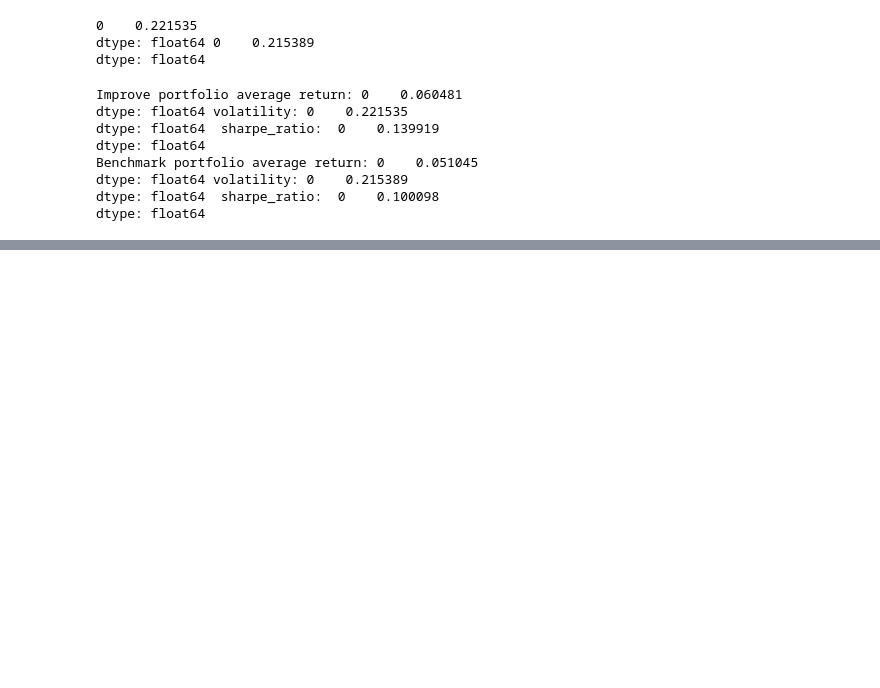
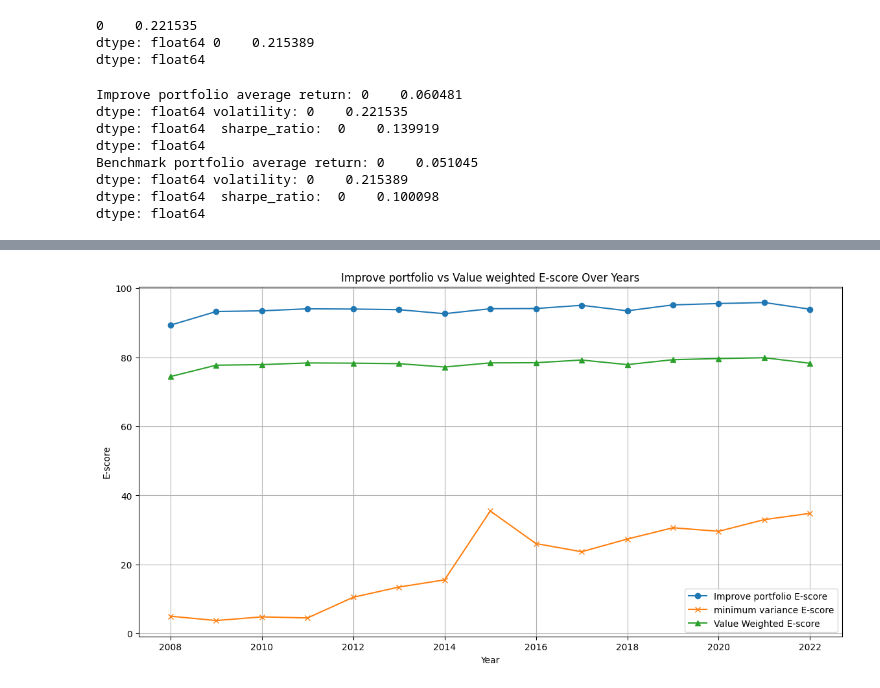
Before and after one commit to BalthazazarDuc/SEF-HW2, a Jupyter notebook: EX_4.ipynb, the cells around one changed output, grey strips where cells are left out. Cells and saved outputs as stored; diff of their text form; code cells hidden in the pictures; blank space fills up the shorter version.

```diff
--- a/EX_4.ipynb
+++ b/EX_4.ipynb
@@ -756,0 +759,7 @@ dtype: float64
+# %%
+frontier_weight = pd.read_csv('https://raw.githubusercontent.com/BalthazazarDuc/SEF-HW2/main/Homework_1/df_weights_high.csv')
+frontier_weight = frontier_weight.drop('Unnamed: 0', axis=1)
+# %%
+frontier_weight=frontier_weight.T
+min_var_weight=frontier_weight.iloc[:, 0]     #Change the number if you want to see different portfolio
+min_var_weight
@@ -756,0 +779,3 @@ dtype: float64
+# %%
+min_var_weight=pd.DataFrame(min_var_weight)
+min_var_weight=min_var_weight.rename_axis('NAME', axis='index')
@@ -756,0 +804,4 @@ dtype: float64
+# %%
+serie_to_multiply = min_var_weight.iloc[:, 0]
+min_var_E_score = df_E_score_EU.mul(serie_to_multiply, axis=0)
+min_var_E_score
@@ -756,0 +823,14 @@ dtype: float64
+# %%
+# Plot for E-scores
+plt.figure(figsize=(14, 7))
+plt.plot(df_EX4['IMP_E_score'], label='Improve portfolio E-score', marker='o')
+plt.plot(min_var_E_score.sum(), label='minimum variance E-score', marker='x')
+plt.plot(df_EX4['VW_E_score'], label='Value Weighted E-score', marker='^')
+plt.title('Improve portfolio vs Value weighted E-score Over Years')
+plt.xlabel('Year')
+plt.ylabel('E-score')
+plt.legend()
+plt.grid(True)
+plt.show()
+# %% [output]
+[figure, added]
```
Also changed, not shown: parts of 9 cells of this notebook.
